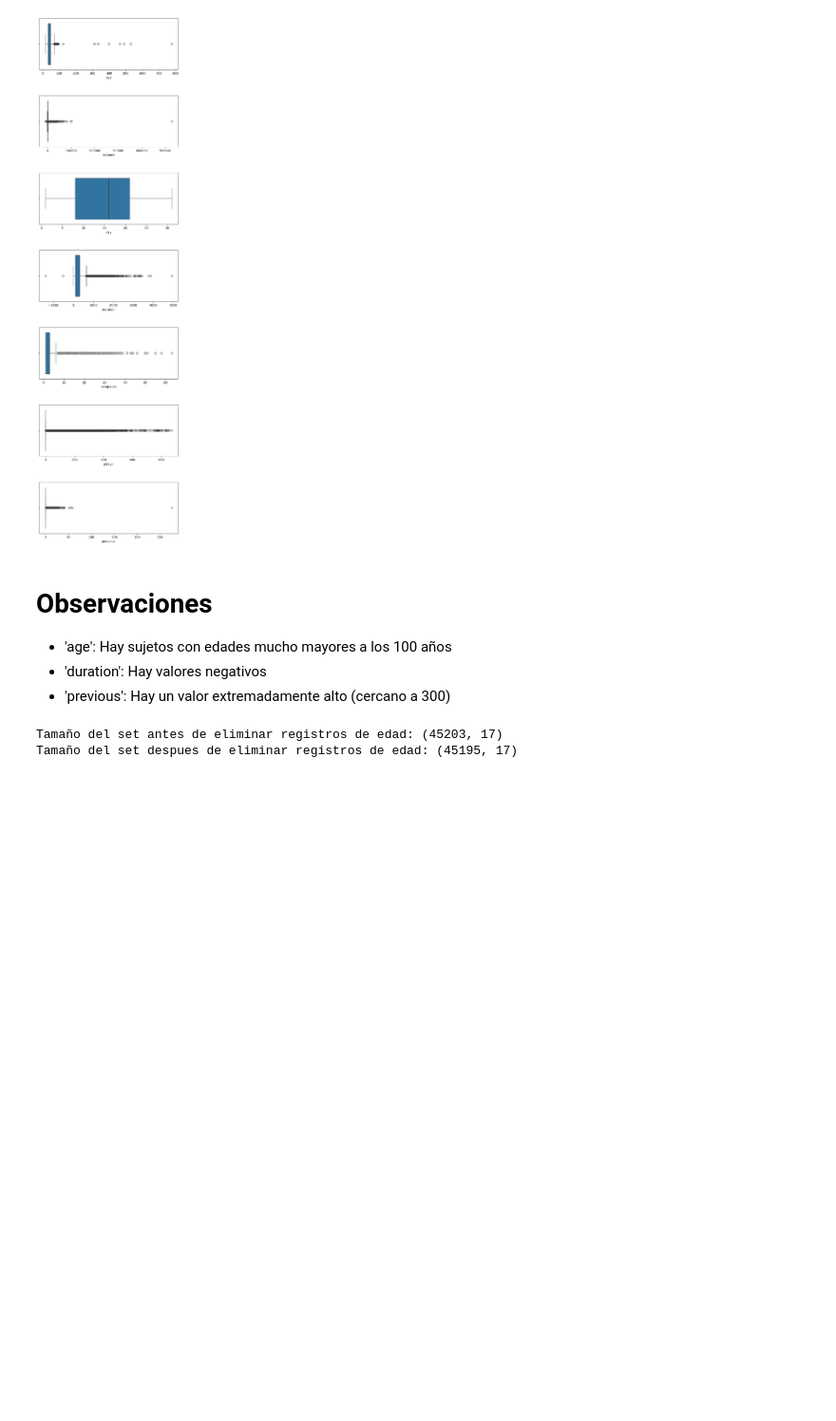
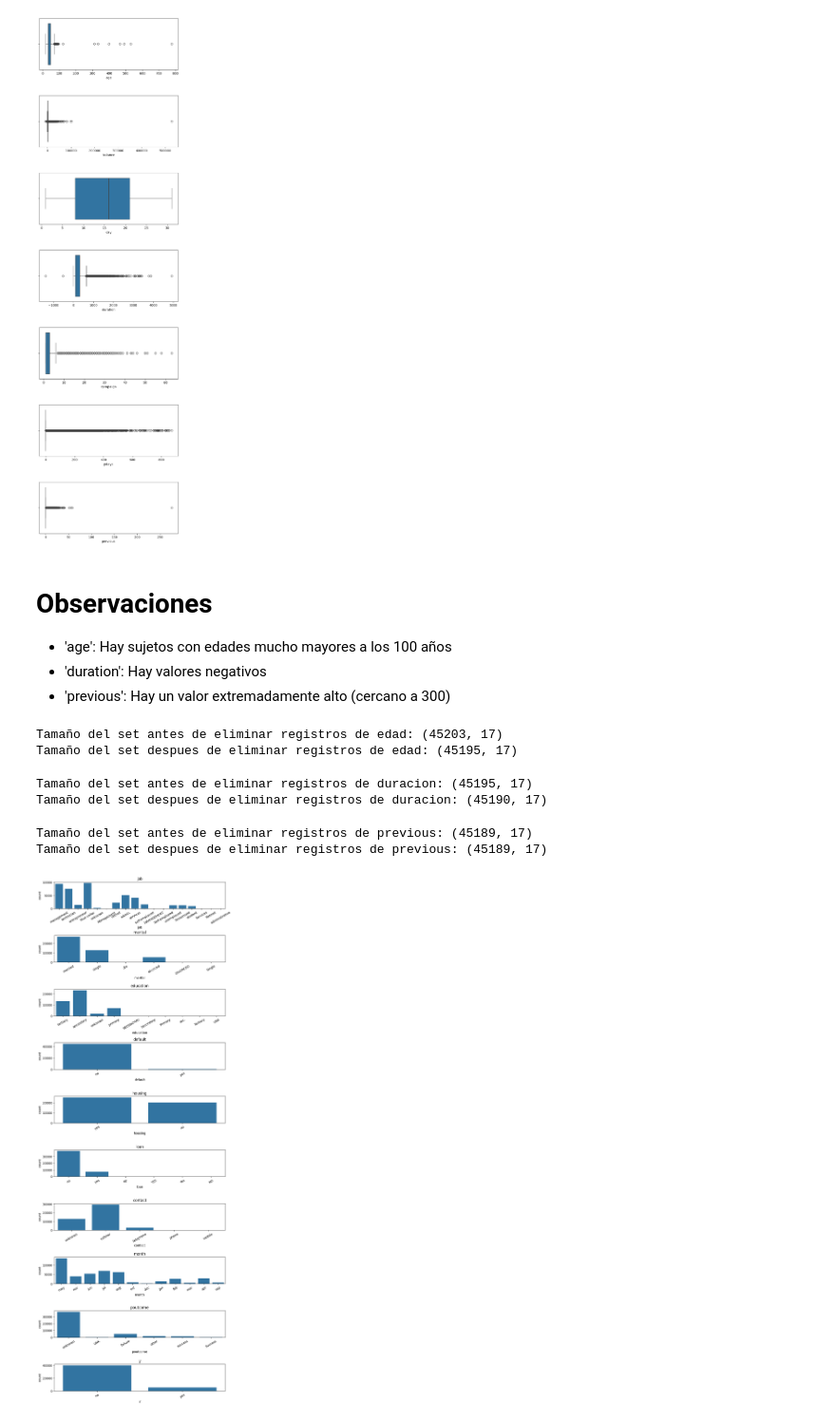
Before and after one commit to chizune/TalentoTech, a Jupyter notebook: LimpiezadeDatos.ipynb, the cells around one changed output. Shown: that part at 95% size. Drawn from its saved outputs; the diff is of its cells as text; code cells hidden in the pictures; blank space fills up the shorter version.

```diff
--- a/LimpiezadeDatos.ipynb
+++ b/LimpiezadeDatos.ipynb
@@ -247,3 +247,32 @@ print(f'Tamaño del set despues de eliminar registros de edad: {data.shape}')
 # %% [output]
 Tamaño del set antes de eliminar registros de edad: (45203, 17)
 Tamaño del set despues de eliminar registros de edad: (45195, 17)
+# %%
+# Eliminar filas con "duration" > 0
+print(f'Tamaño del set antes de eliminar registros de duracion: {data.shape}')
+data = data[data['duration'] > 0]
+print(f'Tamaño del set despues de eliminar registros de duracion: {data.shape}')
+# %% [output]
+Tamaño del set antes de eliminar registros de duracion: (45195, 17)
+Tamaño del set despues de eliminar registros de duracion: (45190, 17)
+# %%
+# Eliminar filas con "previous" <= 100
+print(f'Tamaño del set antes de eliminar registros de previous: {data.shape}')
+data = data[data['previous'] <= 100]
+print(f'Tamaño del set despues de eliminar registros de previous: {data.shape}')
+# %% [output]
+Tamaño del set antes de eliminar registros de previous: (45189, 17)
+Tamaño del set despues de eliminar registros de previous: (45189, 17)
+# %%
+# Graficar los subniveles de cada variable categorica
+cols_cat = ['job', 'marital', 'education', 'default', 'housing', 'loan','contact', 'month', 'poutcome', 'y']
+
+fig, ax = plt.subplots(nrows = 10, ncols = 1, figsize = (10,30))
+fig.subplots_adjust(hspace = 1)
+
+for i, col in enumerate(cols_cat):
+  sns.countplot(x = col, data = data, ax = ax[i])
+  ax[i].set_title(col)
+  ax[i].set_xticklabels(ax[i].get_xticklabels(), rotation =30)
+# %% [output]
+[figure, added]
```
Also changed, not shown: parts of 8 cells of this notebook.
